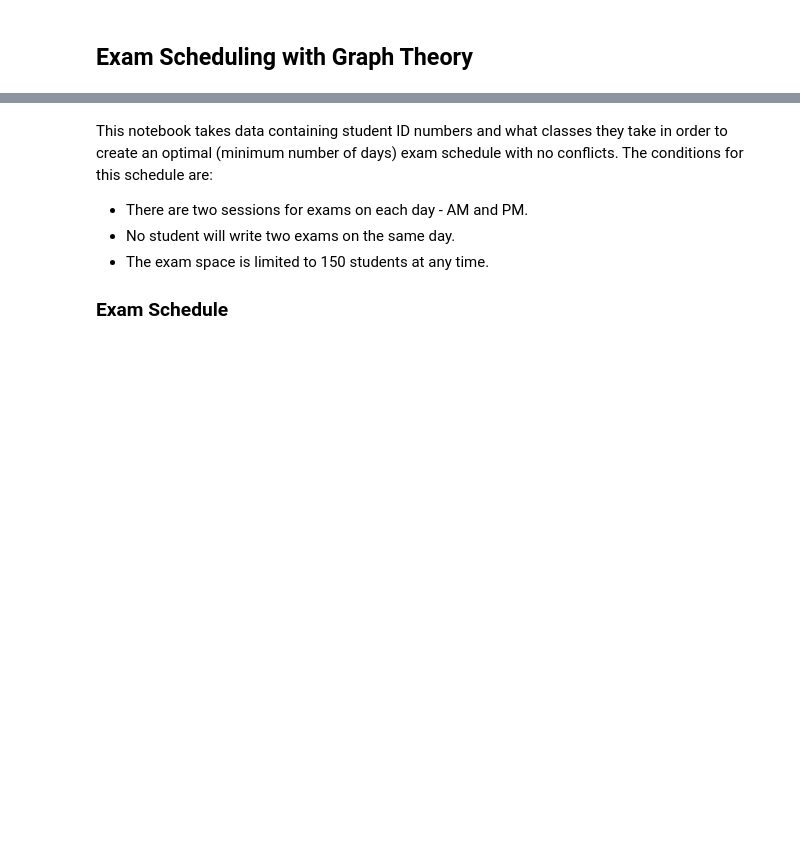
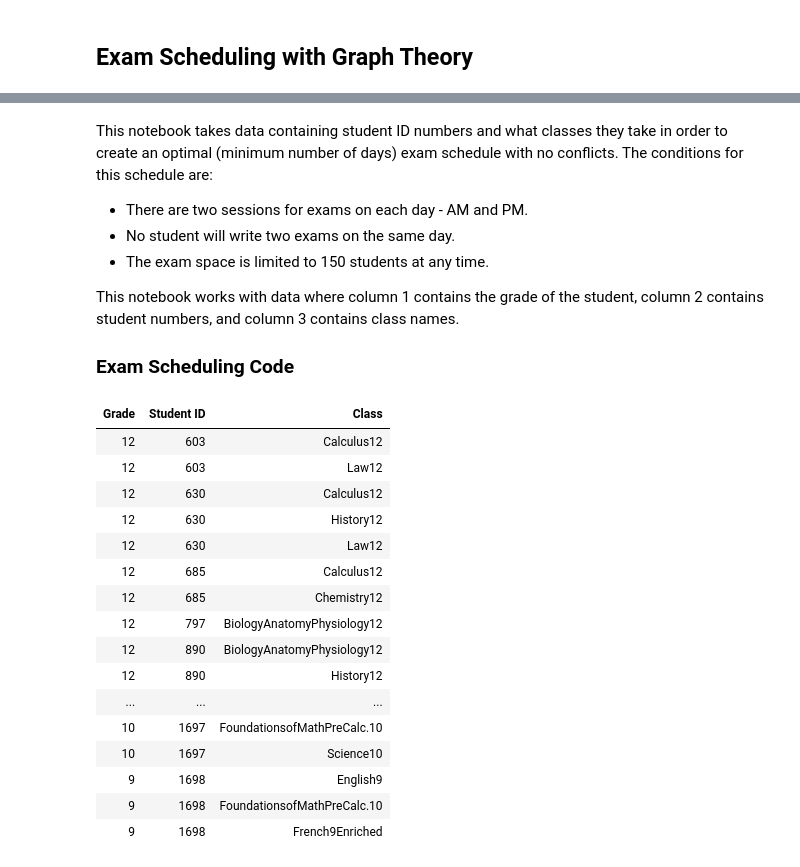
Before and after one commit to Ariel-VB/Scheduling-with-Graph-Theory, a Jupyter notebook: Scheduling with Graph Theory.ipynb, the cells around one changed output, grey strips where cells are left out. Cells and saved outputs as stored; diff of their text form; code cells hidden in the pictures; blank space fills up the shorter version.

```diff
--- a/Scheduling with Graph Theory.ipynb
+++ b/Scheduling with Graph Theory.ipynb
@@ -33,4 +35,6 @@ This notebook takes data containing student ID numbers and what classes they tak
 * No student will write two exams on the same day.
 * The exam space is limited to 150 students at any time.
 
-### Exam Schedule
+This notebook works with data where column 1 contains the grade of the student, column 2 contains student numbers, and column 3 contains class names.
+
+### Exam Scheduling Code
@@ -37 +54,33 @@ This notebook takes data containing student ID numbers and what classes they tak
+# %%
+'''
+Reading the data into the notebook:
+'''
+
+#Opening excel file of data:
+data = pd.read_excel('Input Data.xlsx', header = None)
+
+#Putting the data into a pandas dataframe:
+data_df = pd.DataFrame(data)
+data_df.columns =['Grade','Student ID','Class']
+
+#Displaying the data:
+display(HTML(data_df.to_html(index=False)))
+# %% [output]
+| Grade | Student ID | Class |
+| 12 | 603 | Calculus12 |
+| 12 | 603 | Law12 |
+| 12 | 630 | Calculus12 |
+| 12 | 630 | History12 |
+| 12 | 630 | Law12 |
+| 12 | 685 | Calculus12 |
+| 12 | 685 | Chemistry12 |
+| 12 | 797 | BiologyAnatomyPhysiology12 |
+| 12 | 890 | BiologyAnatomyPhysiology12 |
+| 12 | 890 | History12 |
+| ... | ... | ... |
+| 10 | 1697 | FoundationsofMathPreCalc.10 |
+| 10 | 1697 | Science10 |
+| 9 | 1698 | English9 |
+| 9 | 1698 | FoundationsofMathPreCalc.10 |
+| 9 | 1698 | French9Enriched |
 # %%
```
Also changed, not shown: parts of 9 cells of this notebook.
